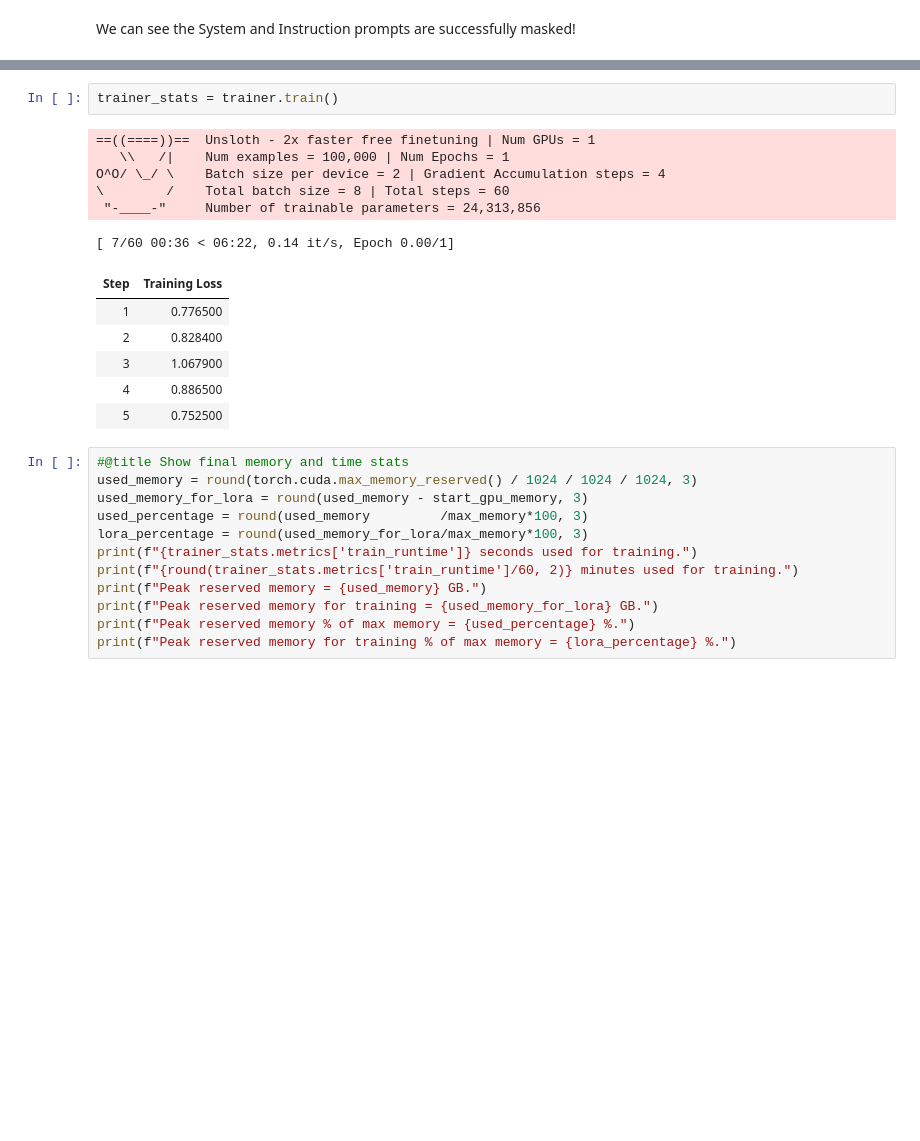
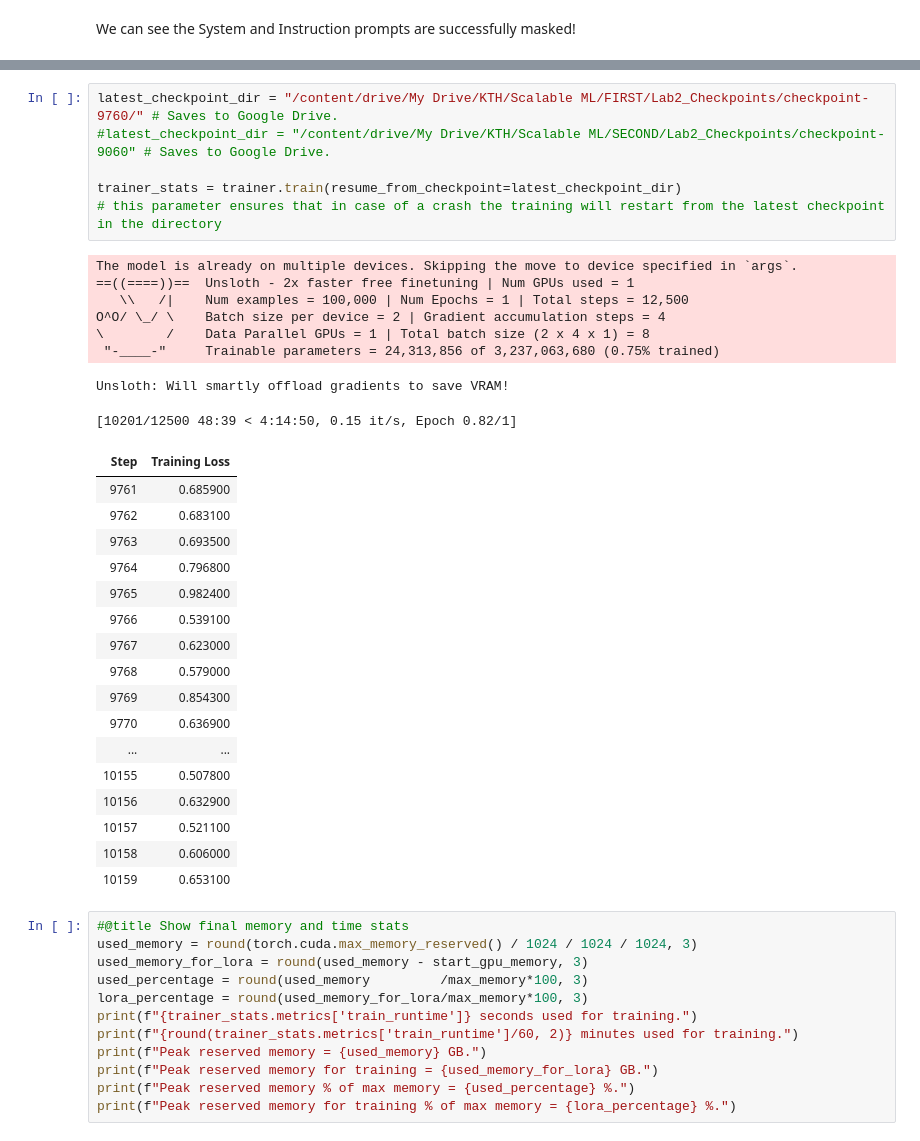
Before and after one commit to nicologandini/Parameter-Efficient-Fine-Tuning-of-a-LLM, a Jupyter notebook: LAB2.ipynb, the cells around one changed output, grey strips where cells are left out. Cells and saved outputs as stored; diff of their text form; blank space fills up the shorter version.

Commit message:
training

```diff
--- a/LAB2.ipynb
+++ b/LAB2.ipynb
@@ -237,18 +258,35 @@ GPU = Tesla T4. Max memory = 14.741 GB.
-# %%
-trainer_stats = trainer.train()
-# %% [output]
-==((====))==  Unsloth - 2x faster free finetuning | Num GPUs = 1
-   \\   /|    Num examples = 100,000 | Num Epochs = 1
-O^O/ \_/ \    Batch size per device = 2 | Gradient Accumulation steps = 4
-\        /    Total batch size = 8 | Total steps = 60
- "-____-"     Number of trainable parameters = 24,313,856
-[ 7/60 00:36 < 06:22, 0.14 it/s, Epoch 0.00/1]
-| Step | Training Loss |
-| 1 | 0.776500 |
-| 2 | 0.828400 |
-| 3 | 1.067900 |
-| 4 | 0.886500 |
-| 5 | 0.752500 |
+# %%
+latest_checkpoint_dir = "/content/drive/My Drive/KTH/Scalable ML/FIRST/Lab2_Checkpoints/checkpoint-9760/" # Saves to Google Drive.
+#latest_checkpoint_dir = "/content/drive/My Drive/KTH/Scalable ML/SECOND/Lab2_Checkpoints/checkpoint-9060" # Saves to Google Drive.
+
+trainer_stats = trainer.train(resume_from_checkpoint=latest_checkpoint_dir)
+# this parameter ensures that in case of a crash the training will restart from the latest checkpoint in the directory
+# %% [output]
+The model is already on multiple devices. Skipping the move to device specified in `args`.
+==((====))==  Unsloth - 2x faster free finetuning | Num GPUs used = 1
+   \\   /|    Num examples = 100,000 | Num Epochs = 1 | Total steps = 12,500
+O^O/ \_/ \    Batch size per device = 2 | Gradient accumulation steps = 4
+\        /    Data Parallel GPUs = 1 | Total batch size (2 x 4 x 1) = 8
+ "-____-"     Trainable parameters = 24,313,856 of 3,237,063,680 (0.75% trained)
+Unsloth: Will smartly offload gradients to save VRAM!
+[10201/12500 48:39 < 4:14:50, 0.15 it/s, Epoch 0.82/1]
+| Step | Training Loss |
+| 9761 | 0.685900 |
+| 9762 | 0.683100 |
+| 9763 | 0.693500 |
+| 9764 | 0.796800 |
+| 9765 | 0.982400 |
+| 9766 | 0.539100 |
+| 9767 | 0.623000 |
+| 9768 | 0.579000 |
+| 9769 | 0.854300 |
+| 9770 | 0.636900 |
+| ... | ... |
+| 10155 | 0.507800 |
+| 10156 | 0.632900 |
+| 10157 | 0.521100 |
+| 10158 | 0.606000 |
+| 10159 | 0.653100 |
 # %%
 #@title Show final memory and time stats
 used_memory = round(torch.cuda.max_memory_reserved() / 1024 / 1024 / 1024, 3)
```
Also changed, not shown: parts of 9 cells of this notebook.
